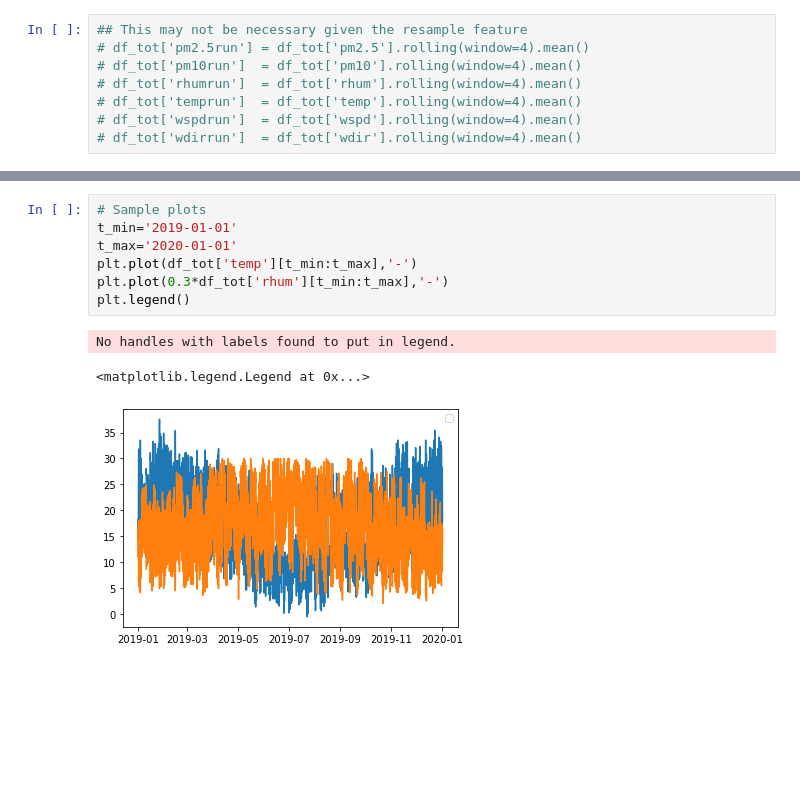
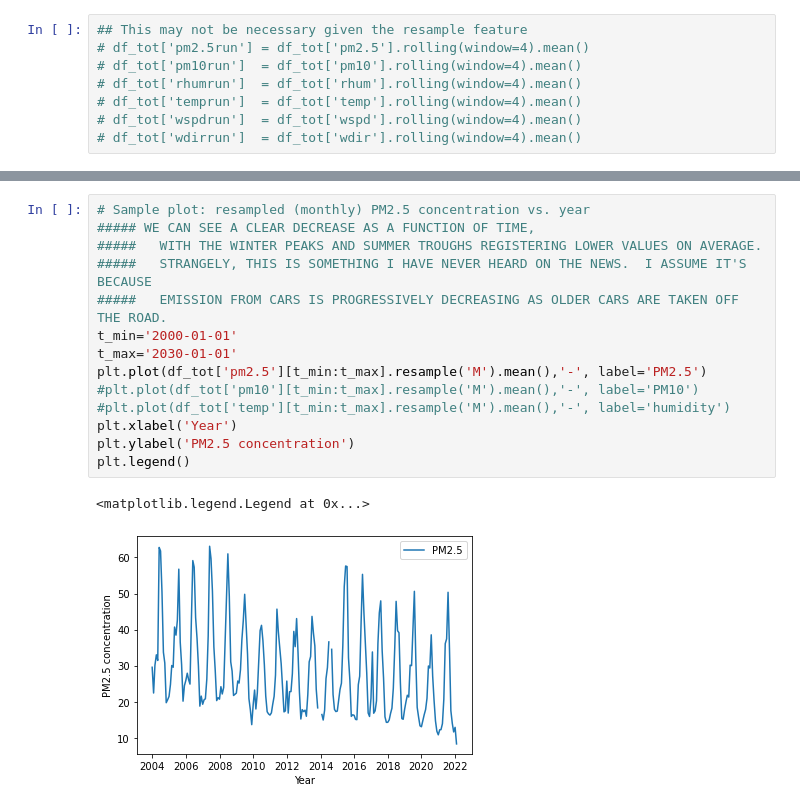
Before and after one commit to chathull/smogcasting, a Jupyter notebook: smogcasting.ipynb, the cells around one changed output, grey strips where cells are left out. Cells and saved outputs as stored; diff of their text form; blank space fills up the shorter version.

```diff
--- a/smogcasting.ipynb
+++ b/smogcasting.ipynb
@@ -167,11 +156,17 @@ No handles with labels found to put in legend.
-# %%
-# Sample plots
-t_min='2019-01-01'
-t_max='2020-01-01'
-plt.plot(df_tot['temp'][t_min:t_max],'-')
-plt.plot(0.3*df_tot['rhum'][t_min:t_max],'-')
-plt.legend()
-# %% [output]
-No handles with labels found to put in legend.
-<matplotlib.legend.Legend at 0x...>
-[figure, removed]
+# %%
+# Sample plot: resampled (monthly) PM2.5 concentration vs. year
+##### WE CAN SEE A CLEAR DECREASE AS A FUNCTION OF TIME,
+#####   WITH THE WINTER PEAKS AND SUMMER TROUGHS REGISTERING LOWER VALUES ON AVERAGE.
+#####   STRANGELY, THIS IS SOMETHING I HAVE NEVER HEARD ON THE NEWS.  I ASSUME IT'S BECAUSE
+#####   EMISSION FROM CARS IS PROGRESSIVELY DECREASING AS OLDER CARS ARE TAKEN OFF THE ROAD.
+t_min='2000-01-01'
+t_max='2030-01-01'
+plt.plot(df_tot['pm2.5'][t_min:t_max].resample('M').mean(),'-', label='PM2.5')
+#plt.plot(df_tot['pm10'][t_min:t_max].resample('M').mean(),'-', label='PM10')
+#plt.plot(df_tot['temp'][t_min:t_max].resample('M').mean(),'-', label='humidity')
+plt.xlabel('Year')
+plt.ylabel('PM2.5 concentration')
+plt.legend()
+# %% [output]
+<matplotlib.legend.Legend at 0x...>
+[figure, added]
```
Also changed, not shown: parts of 7 cells of this notebook.
